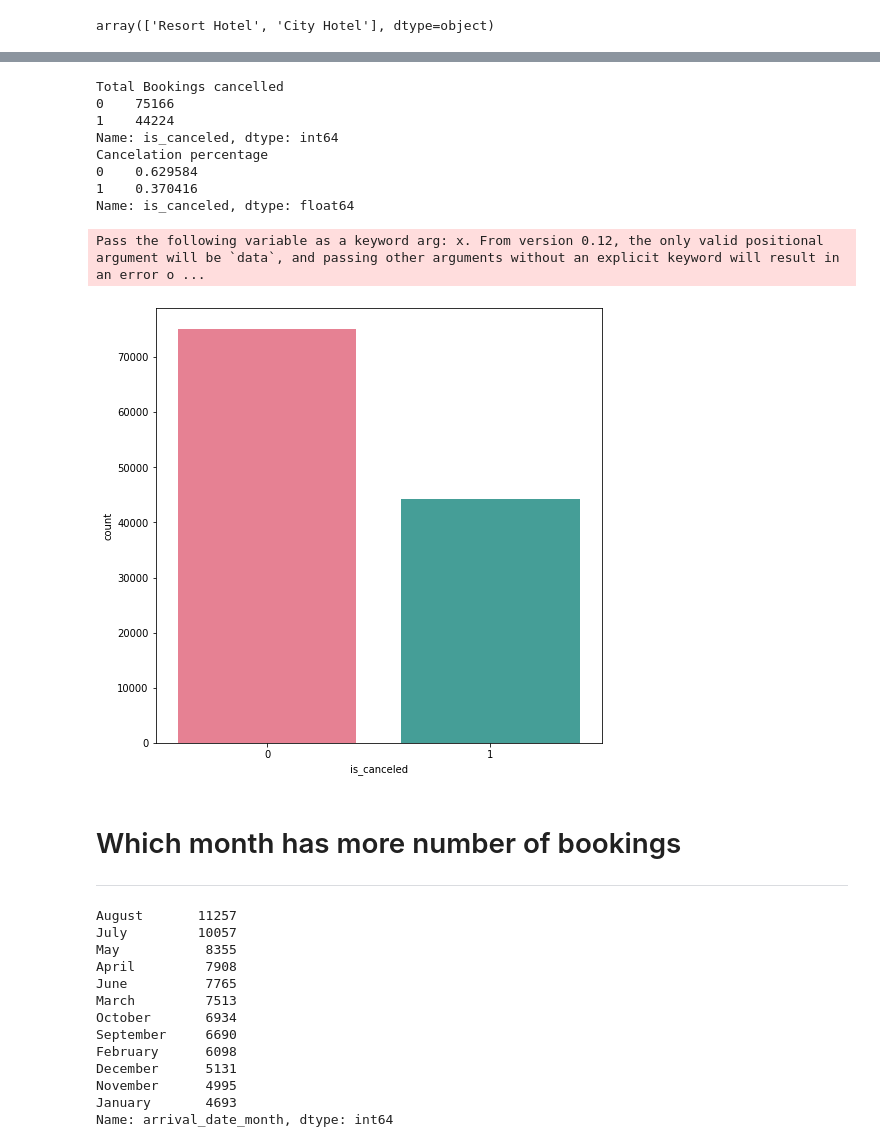
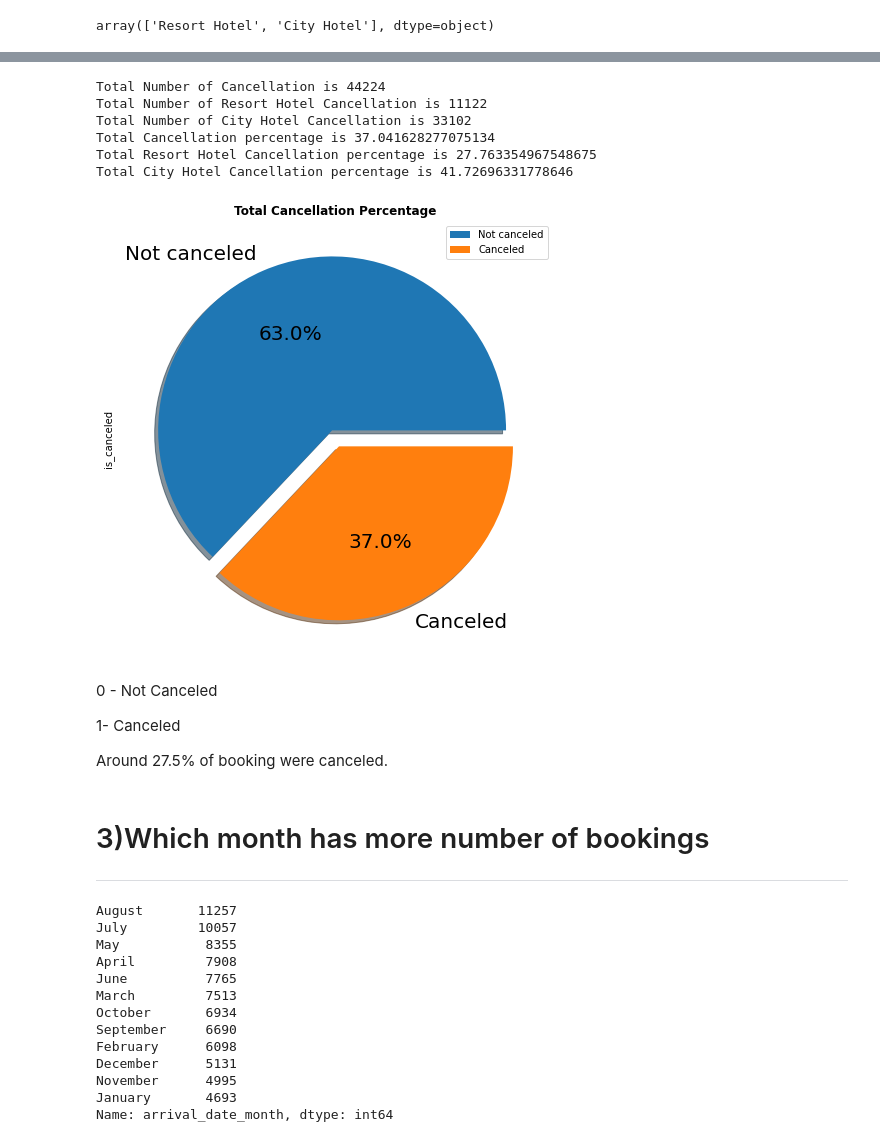
Before and after one commit to anshitagawade/Hotel-Booking-Analysis, a Jupyter notebook: Anshita_Gawade_EDA_Hotel_Booking_Analysis_Capstone_Project.ipynb, the cells around one changed output, grey strips where cells are left out. Drawn from its saved outputs; the diff is of its cells as text; code cells hidden in the pictures.

```diff
--- a/Anshita_Gawade_EDA_Hotel_Booking_Analysis_Capstone_Project.ipynb
+++ b/Anshita_Gawade_EDA_Hotel_Booking_Analysis_Capstone_Project.ipynb
@@ -222,28 +221,50 @@ plt.show()
-# %%
-print('Total Bookings cancelled')
-print(df1.is_canceled.value_counts())
-print('Cancelation percentage')
-print(df1.is_canceled.value_counts(normalize=True))
-# %% [output]
-Total Bookings cancelled
-0    75166
-1    44224
-Name: is_canceled, dtype: int64
-Cancelation percentage
-0    0.629584
-1    0.370416
-Name: is_canceled, dtype: float64
+# %%
+
+total_cancelations = df1["is_canceled"].sum()
+resort_cancelations = df1.loc[df1["hotel"] == "Resort Hotel"]["is_canceled"].sum()
+city_cancelations = df1.loc[df1["hotel"] == "City Hotel"]["is_canceled"].sum()
+
+print(f'Total Number of Cancellation is {total_cancelations}')
+print(f'Total Number of Resort Hotel Cancellation is {resort_cancelations}')
+print(f'Total Number of City Hotel Cancellation is {city_cancelations}')
+
+total_per_cancel = total_cancelations / df1.shape[0] * 100
+rh_per_cancel = resort_cancelations / df1.loc[df1["hotel"] == "Resort Hotel"].shape[0] * 100
+city_per_cancel = city_cancelations / df1.loc[df1["hotel"] == "City Hotel"].shape[0] * 100
+
+print(f'Total Cancellation percentage is {total_per_cancel}')
+print(f'Total Resort Hotel Cancellation percentage is {rh_per_cancel}')
+print(f'Total City Hotel Cancellation percentage is {city_per_cancel}')
+# %% [output]
+Total Number of Cancellation is 44224
+Total Number of Resort Hotel Cancellation is 11122
+Total Number of City Hotel Cancellation is 33102
+Total Cancellation percentage is 37.041628277075134
+Total Resort Hotel Cancellation percentage is 27.763354967548675
+Total City Hotel Cancellation percentage is 41.72696331778646
 # %%
-plt.figure(figsize=(8,8))
+plt.figure(figsize=(18,7))
 
 #Canceled=1, Not canceled= 0
-sns.countplot(df1['is_canceled'], palette='husl')
+labels = ['Not canceled','Canceled', ]
+
+df1['is_canceled'].value_counts().plot.pie(explode=[0.05, 0.05], labels = labels ,autopct='%1.1f%%', shadow=True, figsize=(10,8),fontsize=20)
+plt.title('Total Cancellation Percentage', weight='bold')
+plt.legend()
+
+
+# sns.countplot(df1['is_canceled'], palette='husl')
 plt.show()
 # %% [output]
-Pass the following variable as a keyword arg: x. From version 0.12, the only valid positional argument will be `data`, and passing other arguments without an explicit keyword will result in an error o ...
-[figure, old version]
+[figure, new version]
+# %% [markdown]
+0 - Not Canceled
+
+1- Canceled
+
+Around 27.5% of booking were canceled.
 # %% [markdown]
-#	Which month has more number of bookings
+#	3)Which month has more number of bookings
 
 ---
 # %%
```
Also changed, not shown: parts of 26 cells of this notebook.
